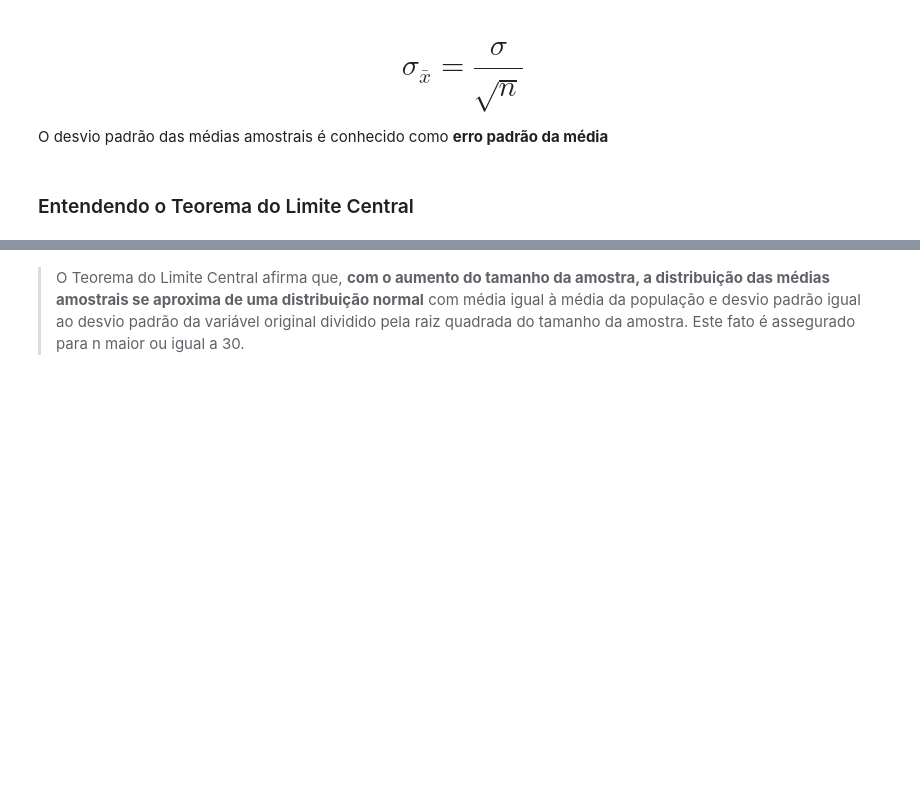
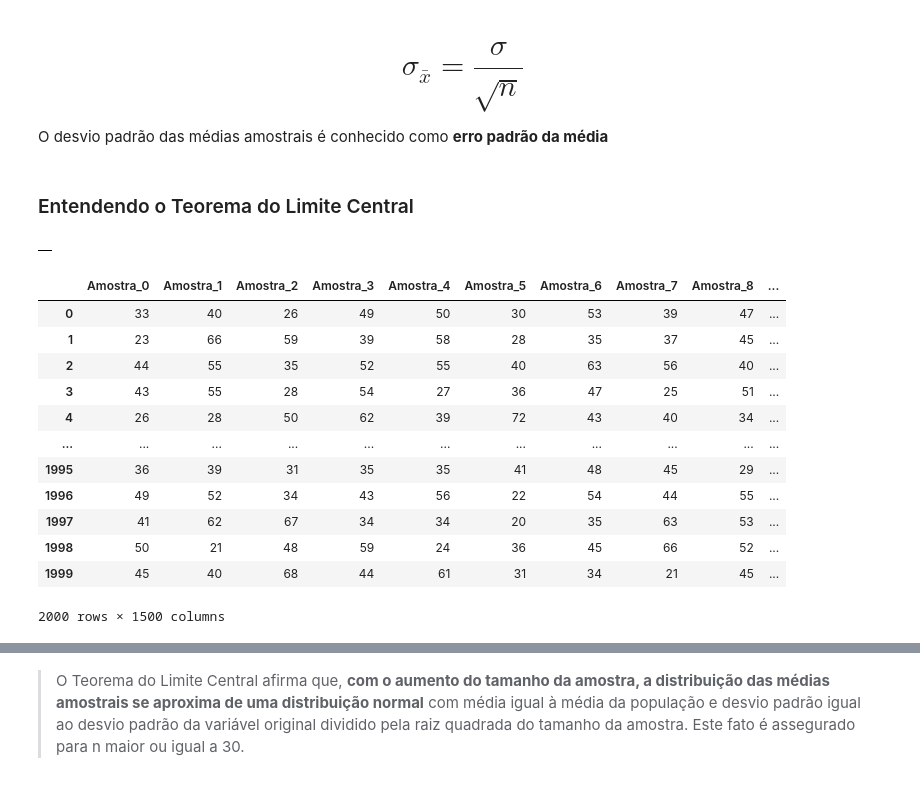
Before and after one commit to alvarengaricardo/estatistica_python_probabilidade_amostragem, a Jupyter notebook: estatistica_python_probabilidade_amostragem.ipynb, the cells around one changed output, grey strips where cells are left out. Drawn from its saved outputs; the diff is of its cells as text; code cells hidden in the pictures; blank space fills up the shorter version.

```diff
--- a/estatistica_python_probabilidade_amostragem.ipynb
+++ b/estatistica_python_probabilidade_amostragem.ipynb
@@ -793,0 +797,26 @@ O desvio padrão das médias amostrais é conhecido como **erro padrão da médi
+# %%
+amostras = pd.DataFrame()
+amostras
+# %% [output]
+|  |
+# %%
+for i in range(total_de_amostras):
+  _ = dados.Idade.sample(n)
+  _.index = range(0, len(_))
+  amostras['Amostra_' + str(i)] = _
+
+amostras
+# %% [output]
+|  | Amostra_0 | Amostra_1 | Amostra_2 | Amostra_3 | Amostra_4 | Amostra_5 | Amostra_6 | Amostra_7 | Amostra_8 | ... |
+| 0 | 33 | 40 | 26 | 49 | 50 | 30 | 53 | 39 | 47 | ... |
+| 1 | 23 | 66 | 59 | 39 | 58 | 28 | 35 | 37 | 45 | ... |
+| 2 | 44 | 55 | 35 | 52 | 55 | 40 | 63 | 56 | 40 | ... |
+| 3 | 43 | 55 | 28 | 54 | 27 | 36 | 47 | 25 | 51 | ... |
+| 4 | 26 | 28 | 50 | 62 | 39 | 72 | 43 | 40 | 34 | ... |
+| ... | ... | ... | ... | ... | ... | ... | ... | ... | ... | ... |
+| 1995 | 36 | 39 | 31 | 35 | 35 | 41 | 48 | 45 | 29 | ... |
+| 1996 | 49 | 52 | 34 | 43 | 56 | 22 | 54 | 44 | 55 | ... |
+| 1997 | 41 | 62 | 67 | 34 | 34 | 20 | 35 | 63 | 53 | ... |
+| 1998 | 50 | 21 | 48 | 59 | 24 | 36 | 45 | 66 | 52 | ... |
+| 1999 | 45 | 40 | 68 | 44 | 61 | 31 | 34 | 21 | 45 | ... |
+2000 rows × 1500 columns
```
Also changed, not shown: parts of 23 cells of this notebook.
